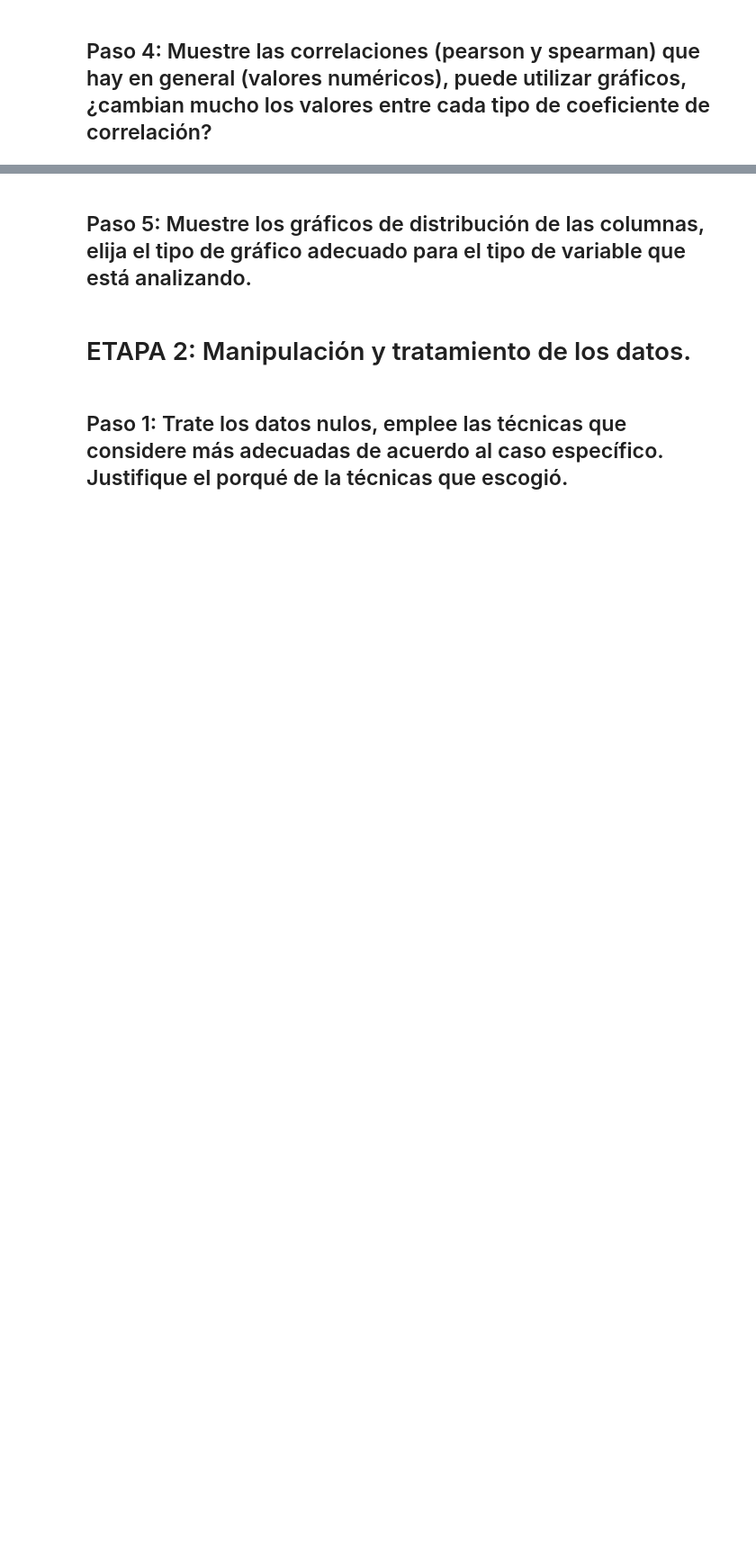
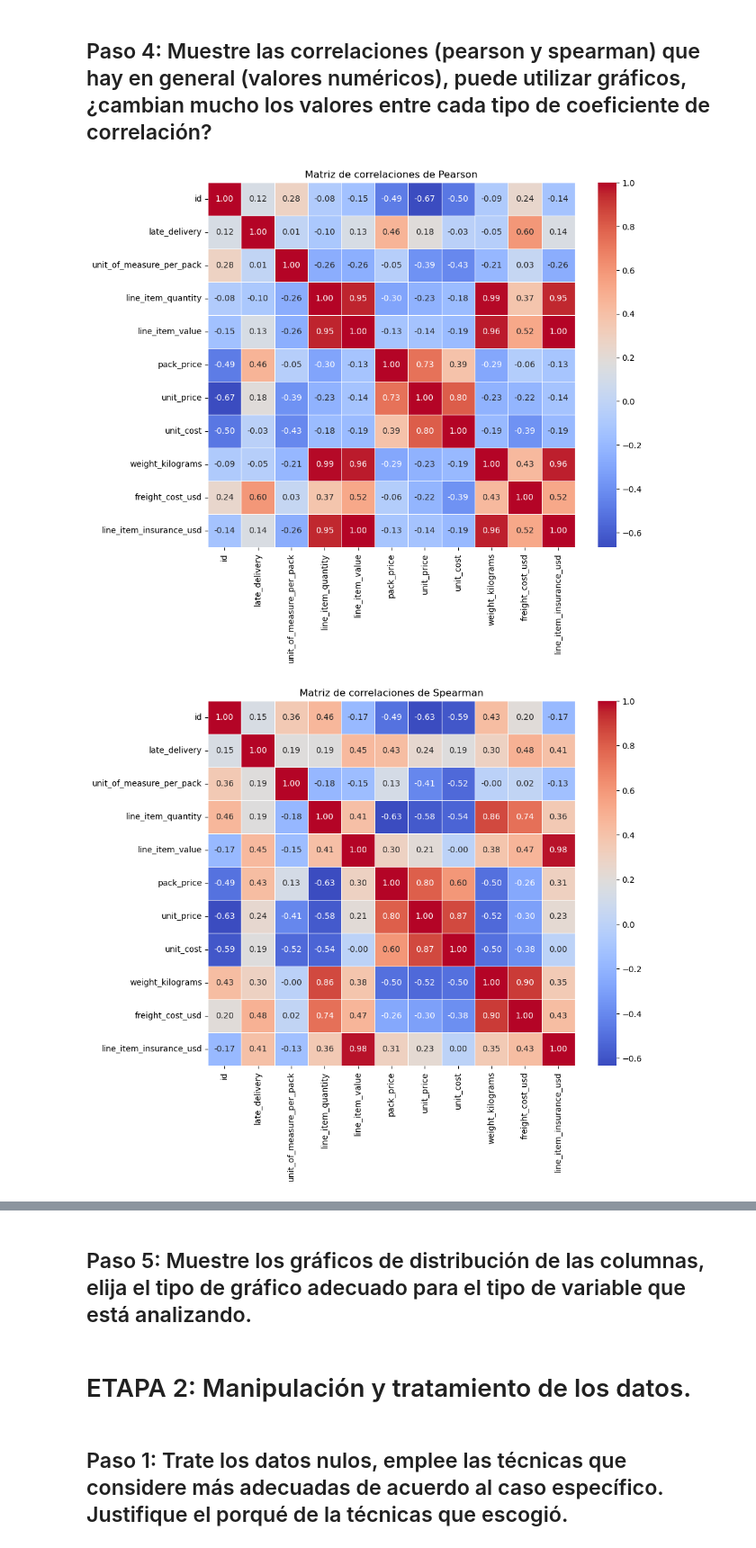
Before and after one commit to alan19720/proyecto2, a Jupyter notebook: Instrucciones_Proyecto_EDA-Regresión-Hipótesis.ipynb, the cells around one changed output, grey strips where cells are left out. Shown at 90% size. Cells and saved outputs as stored; diff of their text form; code cells hidden in the pictures; blank space fills up the shorter version.

```diff
--- a/Instrucciones_Proyecto_EDA-Regresión-Hipótesis.ipynb
+++ b/Instrucciones_Proyecto_EDA-Regresión-Hipótesis.ipynb
@@ -127,4 +152,26 @@ for column in numeric_columns:
 # %% [markdown]
 ## Paso 4: Muestre las correlaciones (pearson y spearman) que hay en general (valores numéricos), puede utilizar gráficos, ¿cambian mucho los valores entre cada tipo de coeficiente de correlación?
 # %%
-# Su código aquí.
+# Removemos las columnas no numéricas o convertirlas a numéricas debido a mi version de pandas
+df_numeric = df.select_dtypes(include=[np.number])
+
+# Luego, manejamos los valores faltantes antes de calcular la correlación
+df_clean = df_numeric.dropna()
+
+# Calcular la correlación de Pearson y Spearman
+correlation_pearson = df_clean.corr(method='pearson')
+correlation_spearman = df_clean.corr(method='spearman')
+
+# Visualizar las correlaciones con gráficos de heatmap
+plt.figure(figsize=(10, 8))
+plt.title('Matriz de correlaciones de Pearson')
+sns.heatmap(correlation_pearson, annot=True, cmap='coolwarm', fmt='.2f', linewidths=0.5)
+plt.show()
+
+plt.figure(figsize=(10, 8))
+plt.title('Matriz de correlaciones de Spearman')
+sns.heatmap(correlation_spearman, annot=True, cmap='coolwarm', fmt='.2f', linewidths=0.5)
+plt.show()
+# %% [output]
+[figure, added]
+[figure, added]
```
Also changed, not shown: parts of 5 cells of this notebook.
